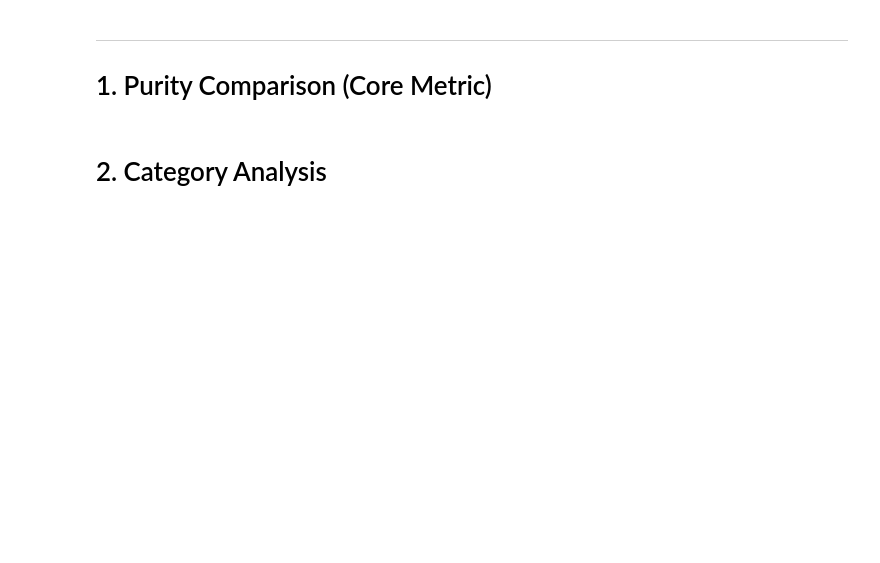
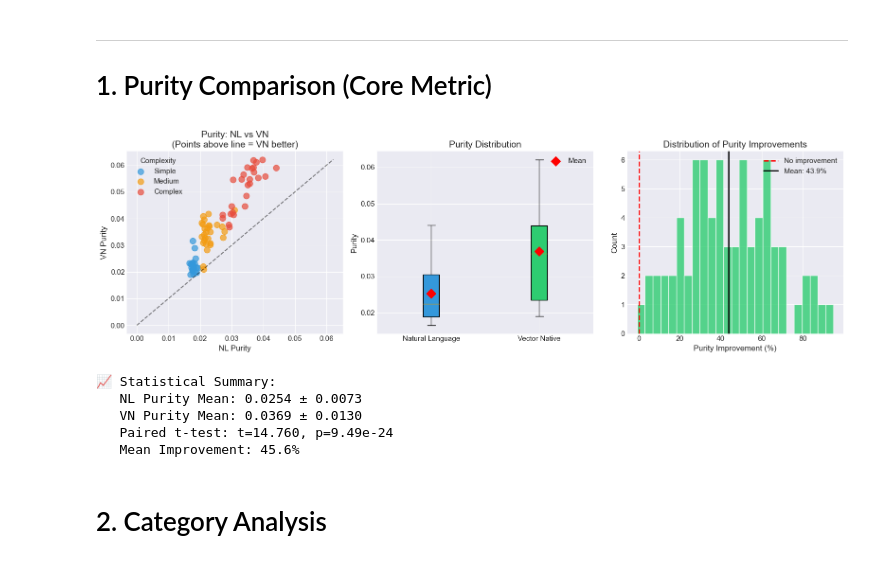
Before and after one commit to ariaxhan/experiments, a Jupyter notebook: notebooks/visualize_results.ipynb, the cells around one changed output. Cells and saved outputs as stored; diff of their text form; code cells hidden in the pictures; blank space fills up the shorter version.

```diff
--- a/notebooks/visualize_results.ipynb
+++ b/notebooks/visualize_results.ipynb
@@ -62,8 +73,9 @@ for specimen in sorted(SPECIMENS_DIR.iterdir()):
 # SELECT SPECIMEN TO VISUALIZE
 # ============================================================================
 
-# Change this to the specimen you want to visualize
-SPECIMEN_NAME = "2025_12_22_vn_comprehensive_experiments"  # or "2025_12_22_vn_extended_metrics"
+# Default to extended_metrics for full visualization support
+# Change this to "2025_12_22_vn_comprehensive_experiments" if you only want basic metrics
+SPECIMEN_NAME = "2025_12_22_vn_extended_metrics"  # Has all columns for figures 1-9
 
 specimen_path = SPECIMENS_DIR / SPECIMEN_NAME
 storage = SpecimenStorage(specimen_path)
@@ -117,40 +147,47 @@ ax1.set_title('Purity: NL vs VN\n(Points above line = VN better)')
 # 1b. Box plot comparison
 ax2 = axes[1]
 box_data = [nl_purity, vn_purity]
-bp = ax2.boxplot(box_data, labels=['Natural Language', 'Vector Native'], patch_artist=True)
+bp = ax2.boxplot(box_data, tick_labels=['Natural Language', 'Vector Native'], patch_artist=True)
 bp['boxes'][0].set_facecolor('#3498db')
 bp['boxes'][1].set_facecolor('#2ecc71')
 ax2.set_ylabel('Purity')
 ax2.set_title('Purity Distribution')
 
 # Add means as diamonds
 means = [nl_purity.mean(), vn_purity.mean()]
 ax2.scatter([1, 2], means, marker='D', s=100, c='red', zorder=5, label='Mean')
 ax2.legend()
 
 # 1c. Improvement histogram
 ax3 = axes[2]
 if 'purity_improvement_pct' in df.columns:
     improvement = df['purity_improvement_pct'].to_numpy()
     ax3.hist(improvement, bins=25, color='#2ecc71', edgecolor='white', alpha=0.8)
     ax3.axvline(0, color='red', linestyle='--', linewidth=2, label='No improvement')
     ax3.axvline(improvement.mean(), color='black', linestyle='-', linewidth=2, label=f'Mean: {improvement.mean():.1f}%')
     ax3.set_xlabel('Purity Improvement (%)')
     ax3.set_ylabel('Count')
     ax3.set_title('Distribution of Purity Improvements')
     ax3.legend()
 
 plt.tight_layout()
 plt.savefig('fig1_purity_comparison.png', bbox_inches='tight', facecolor='white')
 plt.show()
 
 # Statistical test
 t_stat, p_value = stats.ttest_rel(vn_purity, nl_purity)
 print(f"\n📈 Statistical Summary:")
 print(f"   NL Purity Mean: {nl_purity.mean():.4f} ± {nl_purity.std():.4f}")
 print(f"   VN Purity Mean: {vn_purity.mean():.4f} ± {vn_purity.std():.4f}")
 print(f"   Paired t-test: t={t_stat:.3f}, p={p_value:.2e}")
 print(f"   Mean Improvement: {((vn_purity.mean() - nl_purity.mean()) / nl_purity.mean() * 100):.1f}%")
+# %% [output]
+[figure, added]
+📈 Statistical Summary:
+   NL Purity Mean: 0.0254 ± 0.0073
+   VN Purity Mean: 0.0369 ± 0.0130
+   Paired t-test: t=14.760, p=9.49e-24
+   Mean Improvement: 45.6%
 # %% [markdown]
 # 2. Category Analysis
 # %%
```
Also changed, not shown: parts of 12 cells of this notebook, 10 other files.
